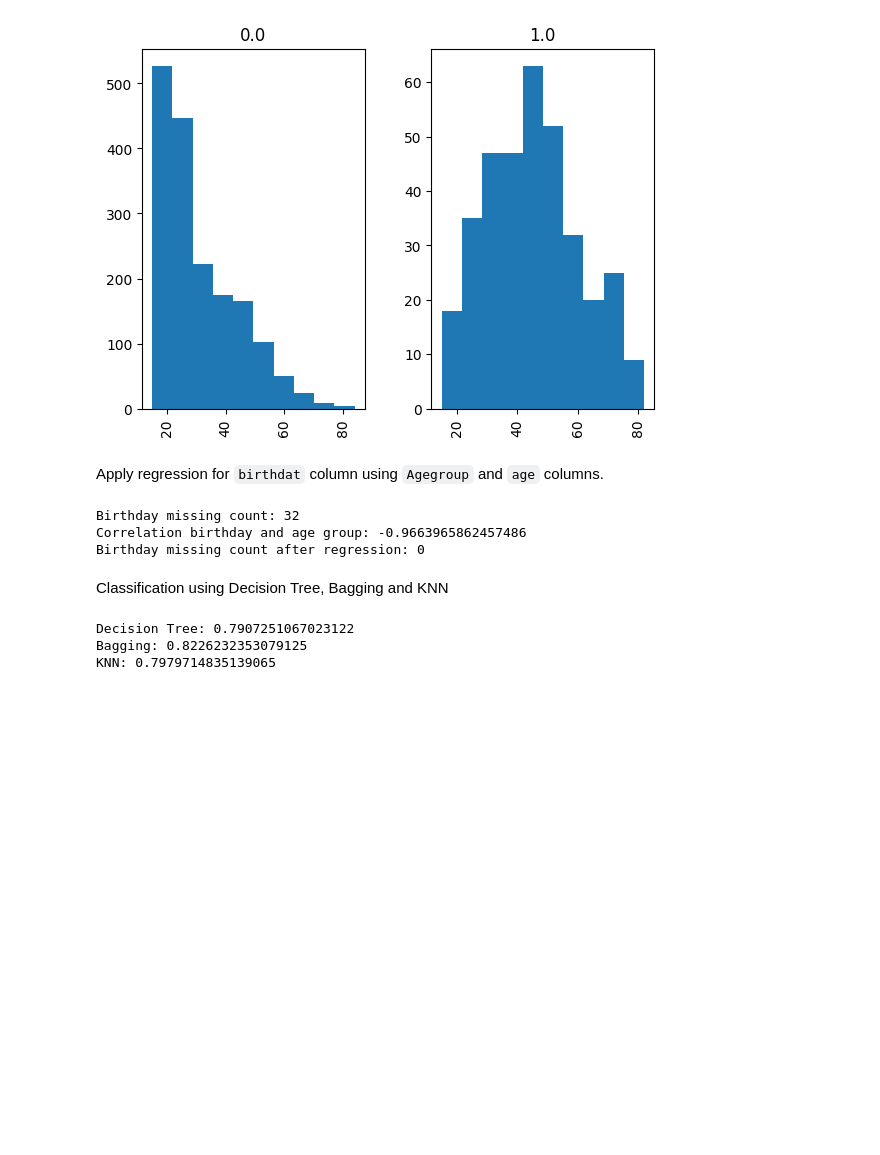
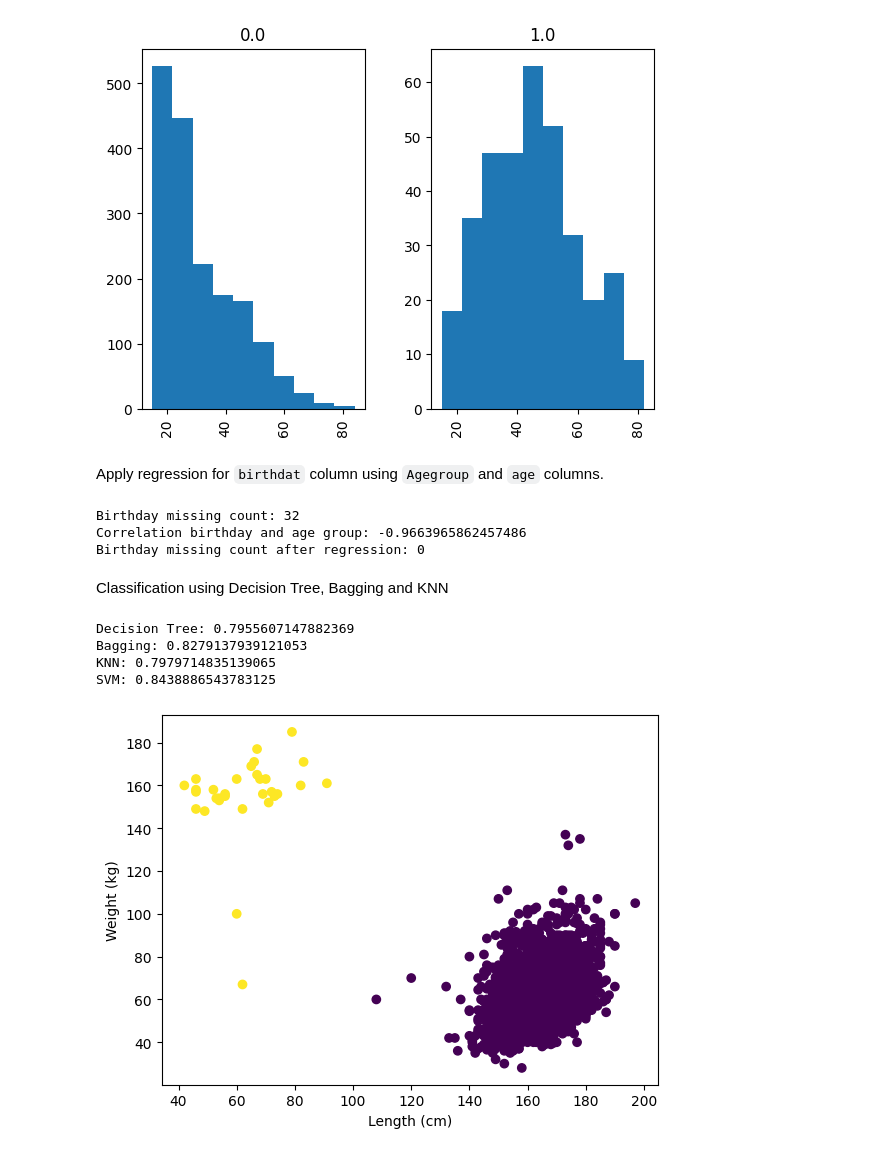
Before and after one commit to sina-am/copcord, a Jupyter notebook: note.ipynb, the cells around one changed output. Saved outputs shown, nothing was run; the diff lists cells and outputs as text; code cells hidden in the pictures; blank space fills up the shorter version.

Commit message:
move svm to note file, add clustering

```diff
--- a/note.ipynb
+++ b/note.ipynb
@@ -73,21 +75,34 @@ df['knee'].corr(df['KneeOA'])
 df0 = df[['age', 'weight', 'len', 'kn.pain', 'KneeOA']]
 df0 = df0[~df0['kn.pain'].isna()]
 
-X = df0.iloc[:,:-1]
-y = df0.iloc[:,-1]
+X = df0.iloc[:,:-1] # this is the {age, weight, len, kn.pain} sets
+y = df0.iloc[:,-1]  # {KneeOA} set
 
 k = 10
 kf = KFold(n_splits=k)
 
-result = cross_val_score(DecisionTreeClassifier(), X, y, cv=kf)
-print("Decision Tree:", result.mean())
+scores = cross_val_score(DecisionTreeClassifier(), X, y, cv=kf)
+print("Decision Tree:", scores.mean())
 
-result = cross_val_score(BaggingClassifier() , X, y, cv=kf)
-print("Bagging:", result.mean())
+scores = cross_val_score(BaggingClassifier() , X, y, cv=kf)
+print("Bagging:", scores.mean())
 
-result = cross_val_score(KNeighborsClassifier(3), X, y, cv=kf)
-print("KNN:", result.mean())
+scores = cross_val_score(KNeighborsClassifier(3), X, y, cv=kf)
+print("KNN:", scores.mean())
+
+scores = cross_val_score(SVC(kernel='linear', C=1.0), X, y, cv=kf)
+print("SVM:", scores.mean())
 # %% [output]
-Decision Tree: 0.7907251067023122
-Bagging: 0.8226232353079125
+Decision Tree: 0.7955607147882369
+Bagging: 0.8279137939121053
 KNN: 0.7979714835139065
+SVM: 0.8438886543783125
+# %%
+kmeans = KMeans(n_clusters=2, n_init=10)
+kmeans.fit(df[['len', 'weight']])
+plt.scatter(df['len'], df['weight'], c=kmeans.labels_)
+plt.xlabel("Length (cm)")
+plt.ylabel("Weight (kg)")
+plt.show()
+# %% [output]
+[figure, added]
```
Also changed, not shown: parts of 4 cells of this notebook, 3 other files.
